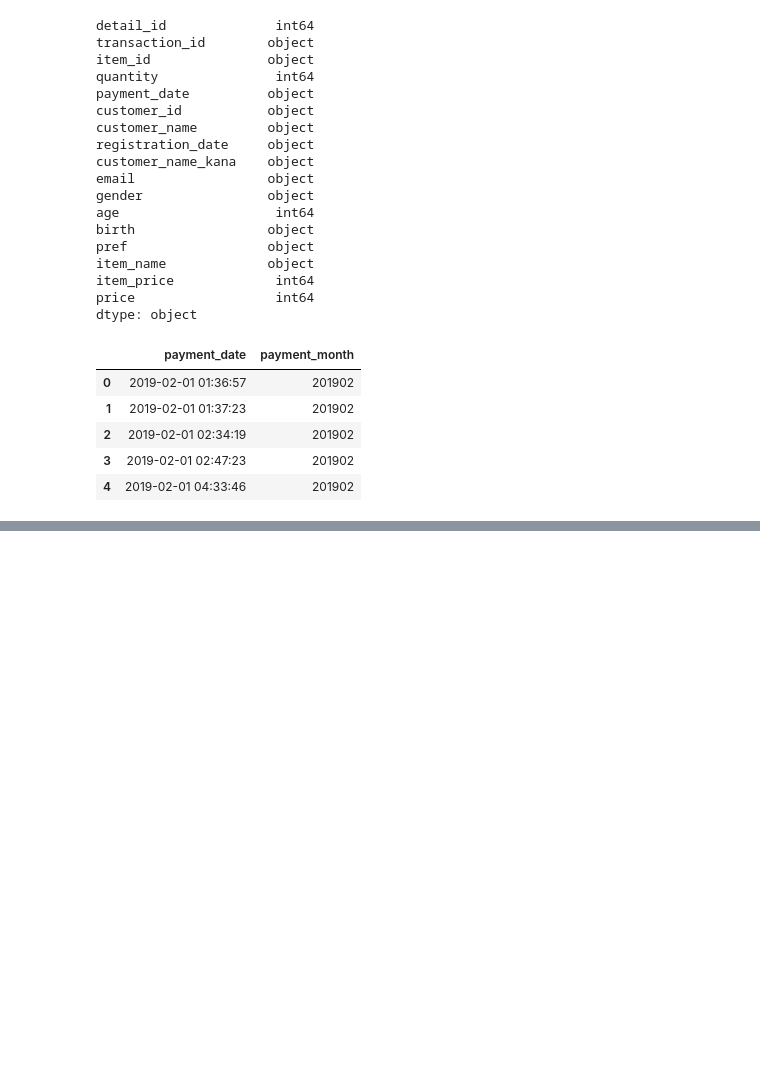
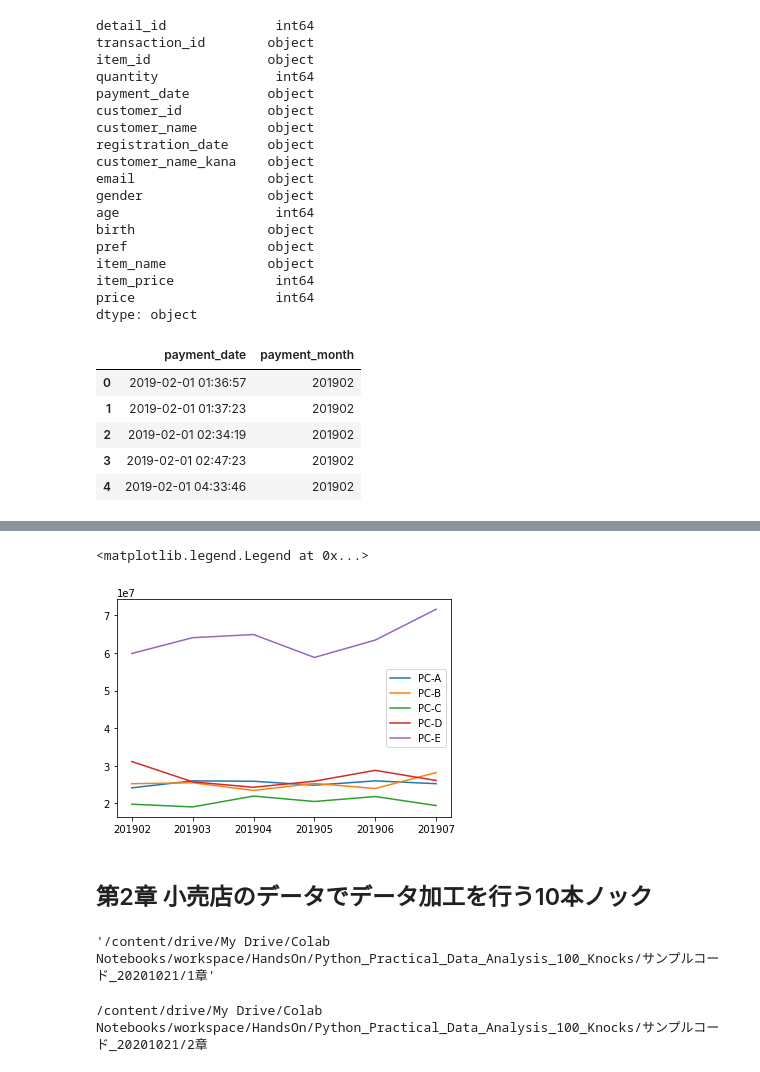
Before and after one commit to matsunori39/Python_Practical_Data_Analysis_100_Knocks, a Jupyter notebook: Python_Practical_Data_Analysis_100_Knocks.ipynb, the cells around one changed output, grey strips where cells are left out. Drawn from its saved outputs; the diff is of its cells as text; code cells hidden in the pictures; blank space fills up the shorter version.

```diff
--- a/Python_Practical_Data_Analysis_100_Knocks.ipynb
+++ b/Python_Practical_Data_Analysis_100_Knocks.ipynb
@@ -231,0 +279,3 @@ join_data[["payment_date", "payment_month"]].head()
+# %%
+graph_data = pd.pivot_table(join_data, index='payment_month', columns='item_name', values='price', aggfunc='sum')
+graph_data.head()
@@ -231,0 +290,22 @@ join_data[["payment_date", "payment_month"]].head()
+# %%
+import matplotlib.pyplot as plt
+%matplotlib inline
+plt.plot(list(graph_data.index), graph_data["PC-A"], label='PC-A')
+plt.plot(list(graph_data.index), graph_data["PC-B"], label='PC-B')
+plt.plot(list(graph_data.index), graph_data["PC-C"], label='PC-C')
+plt.plot(list(graph_data.index), graph_data["PC-D"], label='PC-D')
+plt.plot(list(graph_data.index), graph_data["PC-E"], label='PC-E')
+plt.legend()
+# %% [output]
+<matplotlib.legend.Legend at 0x...>
+[figure, added]
+# %% [markdown]
+## 第2章 小売店のデータでデータ加工を行う10本ノック
+# %%
+pwd
+# %% [output]
+'/content/drive/My Drive/Colab Notebooks/workspace/HandsOn/Python_Practical_Data_Analysis_100_Knocks/サンプルコード_20201021/1章'
+# %%
+cd ../2章
+# %% [output]
+/content/drive/My Drive/Colab Notebooks/workspace/HandsOn/Python_Practical_Data_Analysis_100_Knocks/サンプルコード_20201021/2章
```
Also changed, not shown: parts of 6 cells of this notebook.
